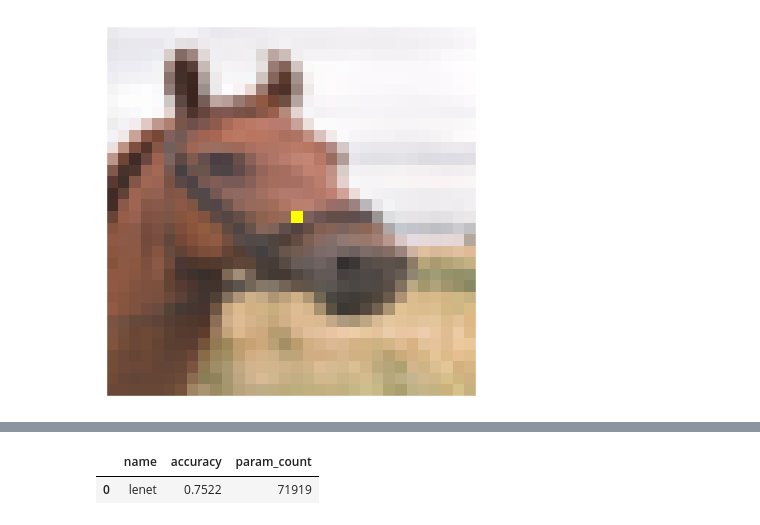
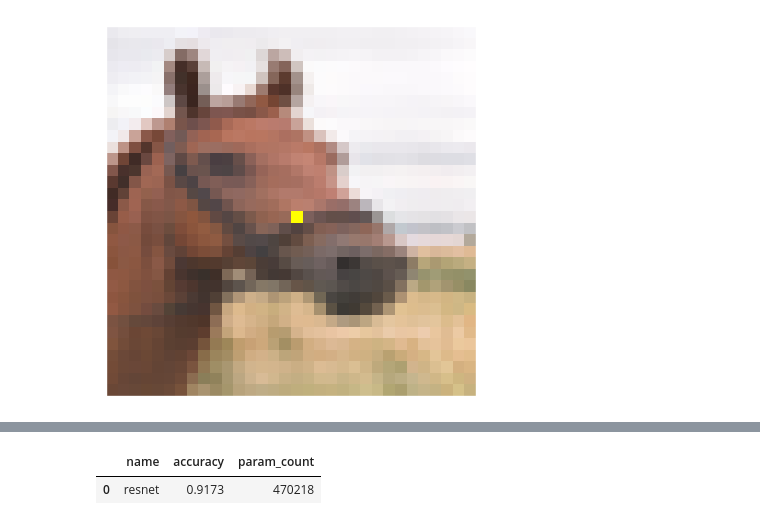
Before and after one commit to VictorAJM/onePixelAttack, a Jupyter notebook: onePixelAttack.ipynb, the cells around one changed output, grey strips where cells are left out. Drawn from its saved outputs; the diff is of its cells as text; code cells hidden in the pictures.

```diff
--- a/onePixelAttack.ipynb
+++ b/onePixelAttack.ipynb
@@ -39,8 +40,8 @@ helper.plot_image(image_perturbed)
 # %% [output]
 [figure]
 # %%
-lenet = LeNet()
-models = [lenet]
+resnet = ResNet()
+models = [resnet]
 network_stats, correct_imgs = helper.evaluate_models(models, x_test, y_test)
 correct_imgs = pd.DataFrame(correct_imgs, columns=['name', 'img', 'label', 'confidence', 'pred'])
 network_stats = pd.DataFrame(network_stats, columns=['name', 'accuracy', 'param_count'])
@@ -53,5 +54,5 @@ Evaluating  lenet ...
 |  | name | accuracy | param_count |
-| 0 | lenet | 0.7522 | 71919 |
+| 0 | resnet | 0.9173 | 470218 |
 # %%
 def predict_classes(xs, img, target_class, model, minimize=True):
   # Perturb the image with the given pixel(s) x and get the prediction of the model
```
Also changed, not shown: parts of 11 cells of this notebook, 8 other files.
